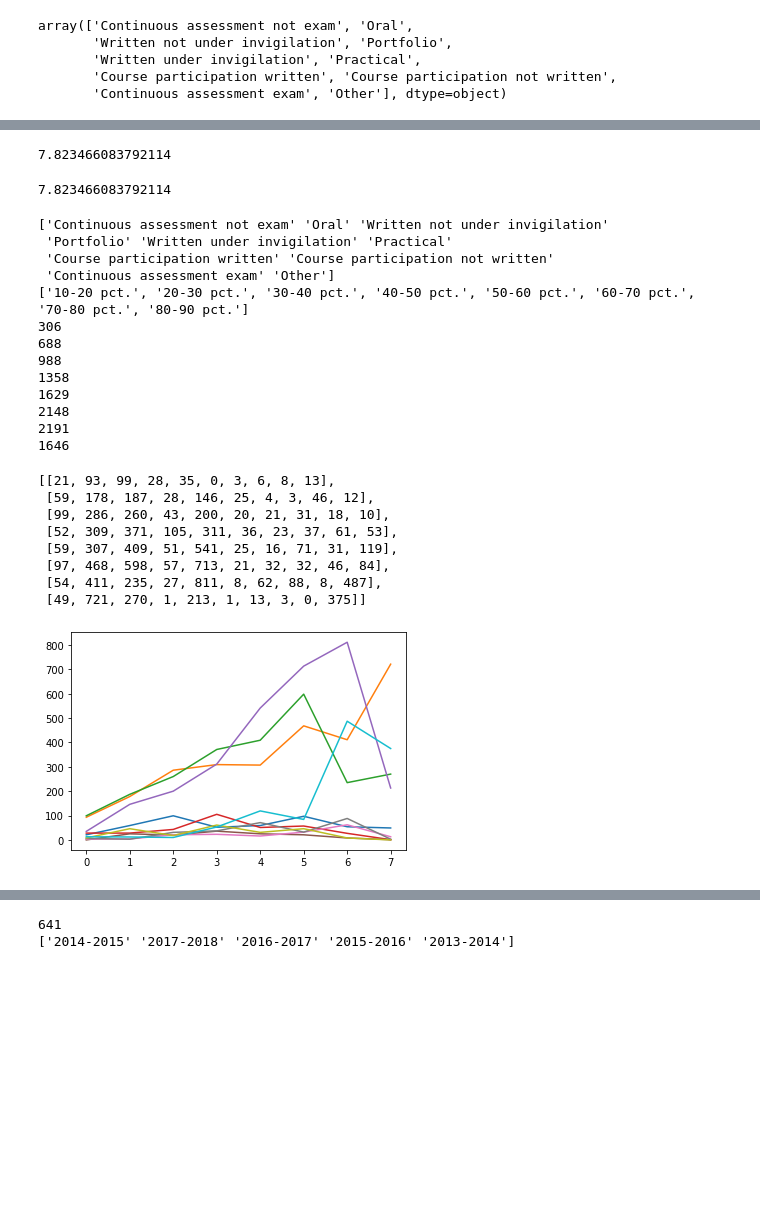
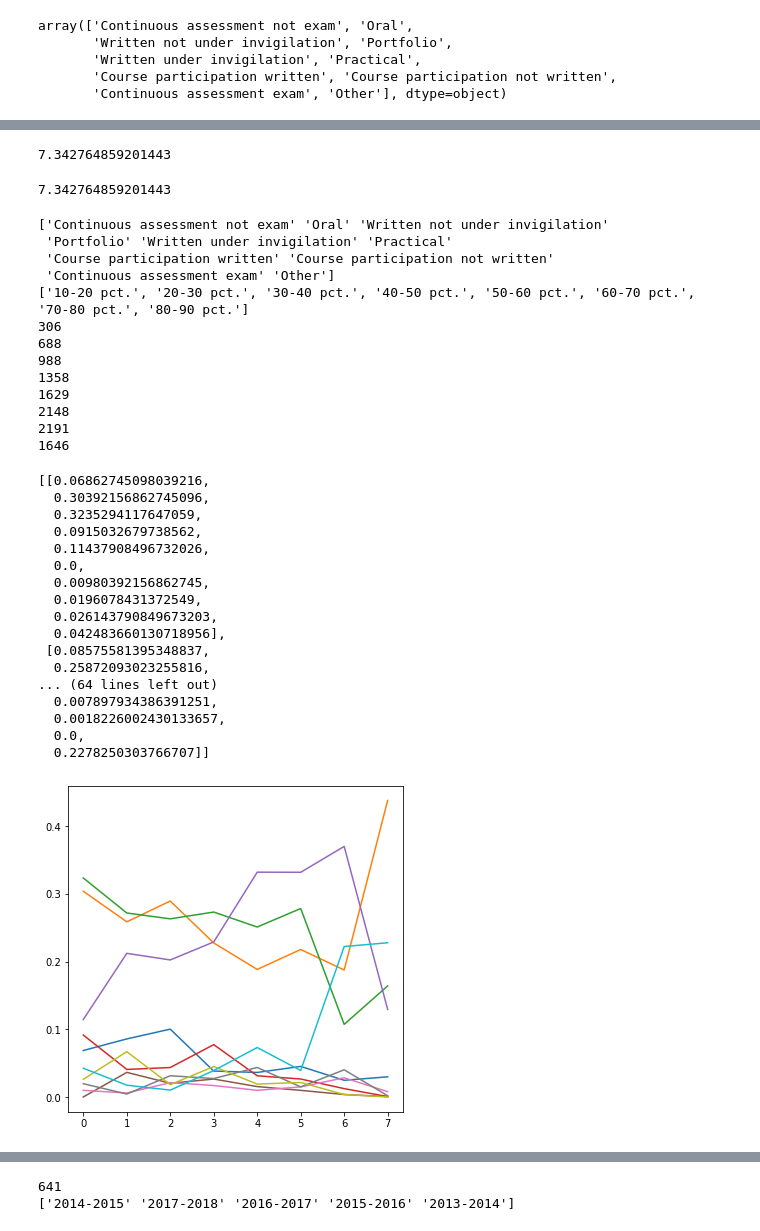
Before and after one commit to tnv875/Group18-NoTeeth, a Jupyter notebook: Exam project/Jens/Load final data set (ONLY DUPLICATE)-Copy1.ipynb, the cells around one changed output, grey strips where cells are left out. Cells and saved outputs as stored; diff of their text form; code cells hidden in the pictures; blank space fills up the shorter version.

```diff
--- a/Exam project/Jens/Load final data set (ONLY DUPLICATE)-Copy1.ipynb
+++ b/Exam project/Jens/Load final data set (ONLY DUPLICATE)-Copy1.ipynb
@@ -379,2 +379,18 @@ f.savefig('histogram_gades_split_faculty_ECTS_weight.png')
 # %% [markdown]
 ### Faculties,  weighted against ECTS - droppping -3 and 00
+# %%
+y_no_fail_ects = []
+x_no_fail = ['02','4','7','10','12']
+
+# Looking at each faculty
+for i in tqdm_notebook(df['Fakultet'].unique()):
+    df_faculty = df[df['Fakultet']==i]
+
+    y_no_fail_ects_inner=[]
+
+    for k in ['Weigthed_02','Weigthed_4','Weigthed_7','Weigthed_10','Weigthed_12']:
+        y_no_fail_ects_inner.append(df_faculty[k].sum(skipna = True))
+
+    y_no_fail_ects.append(y_no_fail_ects_inner)
+
+y_no_fail_ects
@@ -575,7 +608,7 @@ colors = ["#011f4b","#005b96","#6497b1",'#b3cde0']
 
 dfcat.plot(kind='bar', stacked=True, color = colors, fontsize = 12)
 #plt.legend(bbox_to_anchor=(0, 1), loc='upper left', ncol=1)
-plt.rcParams["figure.figsize"] = [6,6]
+plt.rcParams["figure.figsize"] = [10,10]
 plt.legend(bbox_to_anchor=(0,1.02,1,0.2), loc="lower left", mode="expand", borderaxespad=0, ncol=2, fontsize = 12) #,weight = 'bold')
 plt.tight_layout()
 plt.savefig('stacked_bar_share_ass.png')
@@ -838,5 +881,7 @@ array(['Continuous assessment not exam', 'Oral',
 # %%
-df_no_law = df_prep[df_prep['Type of assessmet_edit']!= ('Oral')] #
+df_no_law = df_prep #[(df_prep['Type of assessmet_edit']!= 'Oral') & \
+                    #(df_prep['Type of assessmet_edit']!= 'Written not under invigilation') & \
+                   #(df_prep['Type of assessmet_edit']!= 'Written under invigilation')] #
 df_no_law;
 # %%
 list_share=[df_no_law[df_no_law['Share Preparation level']=='10-20 pct.'].loc[:,'Eksamensgennemsnit'].mean(),df_no_law[df_no_law['Share Preparation level']=='20-30 pct.'].loc[:,'Eksamensgennemsnit'].mean(),df_no_law[df_no_law['Share Preparation level']=='30-40 pct.'].loc[:,'Eksamensgennemsnit'].mean(),df_no_law[df_no_law['Share Preparation level']=='40-50 pct.'].loc[:,'Eksamensgennemsnit'].mean(),df_no_law[df_no_law['Share Preparation level']=='50-60 pct.'].loc[:,'Eksamensgennemsnit'].mean(),df_no_law[df_no_law['Share Preparation level']=='60-70 pct.'].loc[:,'Eksamensgennemsnit'].mean(),df_no_law[df_no_law['Share Preparation level']=='70-80 pct.'].loc[:,'Eksamensgennemsnit'].mean(),df_no_law[df_no_law['Share Preparation level']=='80-90 pct.'].loc[:,'Eksamensgennemsnit'].mean()] #df_no_law[df_no_law['Share Preparation level']=='90-100 pct.'].loc[:,'Eksamensgennemsnit'].mean()
@@ -859,52 +904,65 @@ f.savefig('figure_grade_and_share_of_prep_NO_LAW.png')
 # %%
 df_no_law[df_no_law['Share Preparation level']=='10-20 pct.'].loc[:,'Eksamensgennemsnit'].mean()
 # %% [output]
-7.823466083792114
+7.342764859201443
 # %%
 df_test = df_no_law[df_no_law['Share Preparation level']=='10-20 pct.']
 df_test['Eksamensgennemsnit'].mean()
 # %% [output]
-7.823466083792114
+7.342764859201443
 # %%
 print(df['Type of assessmet_edit'].unique())
 print(prep_level)
 
 list_share_outer = []
 
 for i in prep_level:
     df_test = df_prep[df_prep['Share Preparation level']==i]
     print(len(df_test))
     #print(df_test.columns.values)
 
     list_share_inner = []
 
     for i in df['Type of assessmet_edit'].unique():
-        list_share_inner.append(len(df_test[df_test['Type of assessmet_edit']==i]))#/len(df_test))
+        list_share_inner.append((len(df_test[df_test['Type of assessmet_edit']==i]))/len(df_test))
 
     list_share_outer.append(list_share_inner)
 
+label = df['Type of assessmet_edit'].unique()
+#plt.legend(list_share_outer, label, loc=1)
 plt.plot(list_share_outer)
+
+
 list_share_outer
 # %% [output]
 ['Continuous assessment not exam' 'Oral' 'Written not under invigilation'
  'Portfolio' 'Written under invigilation' 'Practical'
  'Course participation written' 'Course participation not written'
  'Continuous assessment exam' 'Other']
 ['10-20 pct.', '20-30 pct.', '30-40 pct.', '40-50 pct.', '50-60 pct.', '60-70 pct.', '70-80 pct.', '80-90 pct.']
 306
 688
 988
 1358
 1629
 2148
 2191
 1646
-[[21, 93, 99, 28, 35, 0, 3, 6, 8, 13],
- [59, 178, 187, 28, 146, 25, 4, 3, 46, 12],
- [99, 286, 260, 43, 200, 20, 21, 31, 18, 10],
- [52, 309, 371, 105, 311, 36, 23, 37, 61, 53],
- [59, 307, 409, 51, 541, 25, 16, 71, 31, 119],
- [97, 468, 598, 57, 713, 21, 32, 32, 46, 84],
- [54, 411, 235, 27, 811, 8, 62, 88, 8, 487],
- [49, 721, 270, 1, 213, 1, 13, 3, 0, 375]]
+[[0.06862745098039216,
+  0.30392156862745096,
+  0.3235294117647059,
+  0.0915032679738562,
+  0.11437908496732026,
+  0.0,
+  0.00980392156862745,
+  0.0196078431372549,
+  0.026143790849673203,
+  0.042483660130718956],
+ [0.08575581395348837,
+  0.25872093023255816,
+... (64 lines left out)
+  0.007897934386391251,
+  0.0018226002430133657,
+  0.0,
+  0.2278250303766707]]
-[figure, old version]
+[figure, new version]
```
Also changed, not shown: parts of 17 cells of this notebook.
